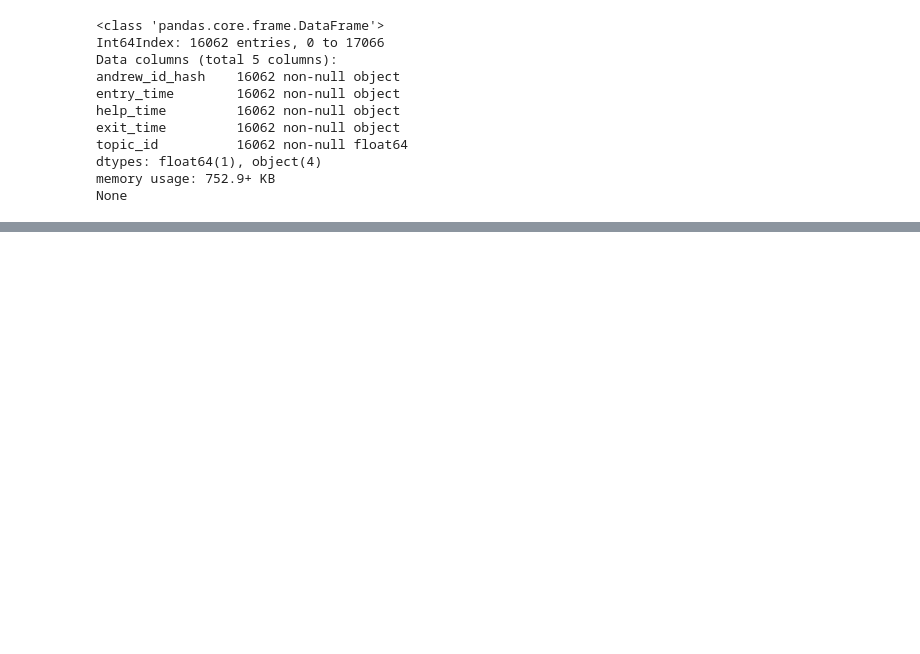
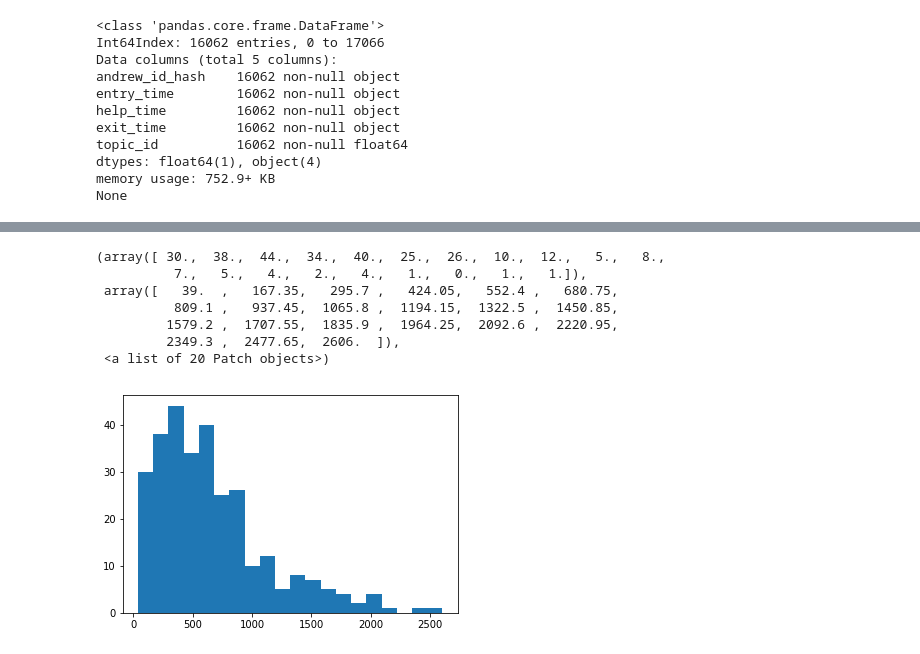
Before and after one commit to randomshuffle/122OHestimator, a Jupyter notebook: OH Queue Estimator.ipynb, the cells around one changed output, grey strips where cells are left out. Saved outputs shown, nothing was run; the diff lists cells and outputs as text; code cells hidden in the pictures; blank space fills up the shorter version.

```diff
--- a/OH Queue Estimator.ipynb
+++ b/OH Queue Estimator.ipynb
@@ -90,0 +262,12 @@ None
+# %%
+helpthispersonpls297 = df5['HT'].where(df5['andrew_id_hash'] == '21cb1f9adbacb7cf4bfb15085966652648310c05').dropna()
+plt.hist(helpthispersonpls297, bins=20)
+# %% [output]
+(array([ 30.,  38.,  44.,  34.,  40.,  25.,  26.,  10.,  12.,   5.,   8.,
+          7.,   5.,   4.,   2.,   4.,   1.,   0.,   1.,   1.]),
+ array([   39.  ,   167.35,   295.7 ,   424.05,   552.4 ,   680.75,
+          809.1 ,   937.45,  1065.8 ,  1194.15,  1322.5 ,  1450.85,
+         1579.2 ,  1707.55,  1835.9 ,  1964.25,  2092.6 ,  2220.95,
+         2349.3 ,  2477.65,  2606.  ]),
+ <a list of 20 Patch objects>)
+[figure, added]
```
Also changed, not shown: parts of 22 cells of this notebook, 1 other file.
